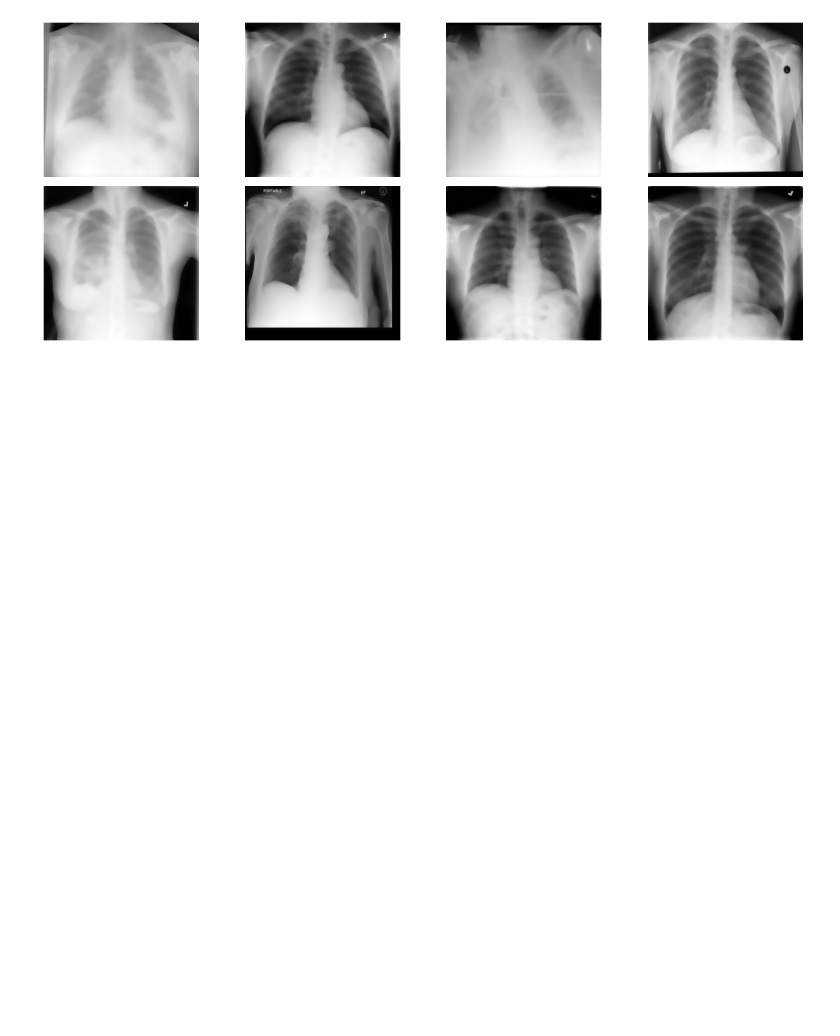
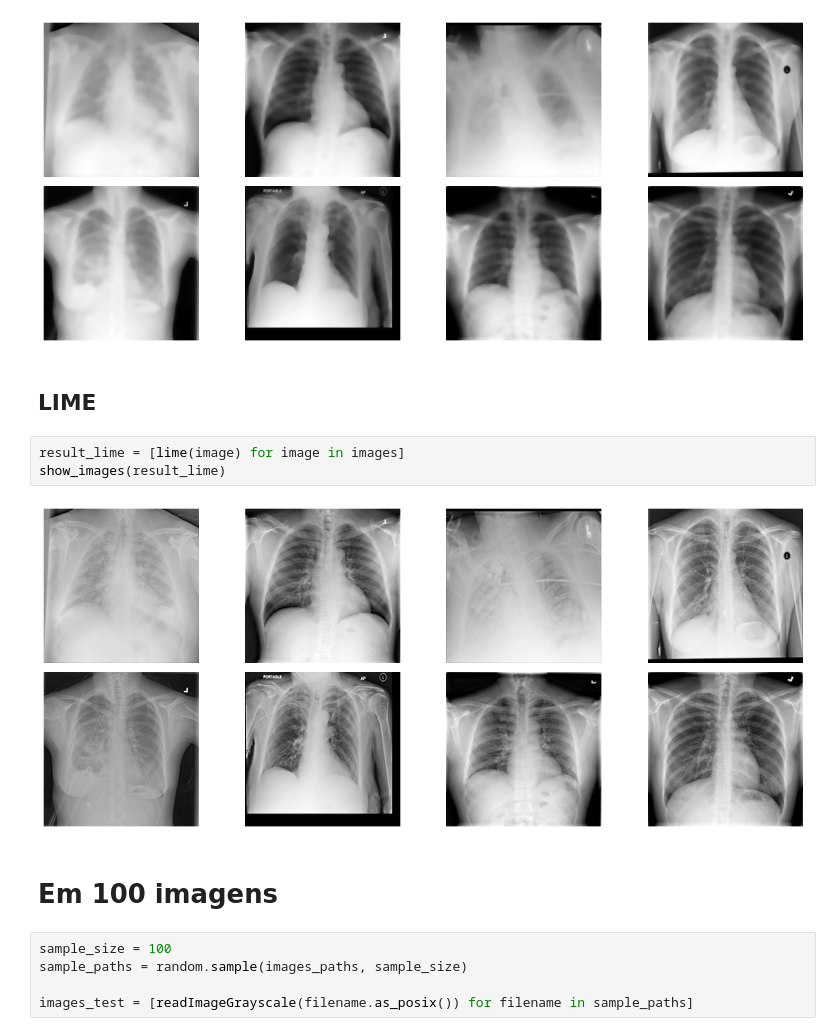
Before and after one commit to Daviqalb07/TI0160-visao-computacional, a Jupyter notebook: notebooks/01_enhancement.ipynb, the cells around one changed output. Cells and saved outputs as stored; diff of their text form; blank space fills up the shorter version.

Commit message:
Adding LIME technique and computing metrics over 100 images

```diff
--- a/notebooks/01_enhancement.ipynb
+++ b/notebooks/01_enhancement.ipynb
@@ -73,3 +70,17 @@ result_tv = [total_variation_denoising(image) for image in images]
 show_images(result_tv)
 # %% [output]
 [figure]
+# %% [markdown]
+## LIME
+# %%
+result_lime = [lime(image) for image in images]
+show_images(result_lime)
+# %% [output]
+[figure, added]
+# %% [markdown]
+# Em 100 imagens
+# %%
+sample_size = 100
+sample_paths = random.sample(images_paths, sample_size)
+
+images_test = [readImageGrayscale(filename.as_posix()) for filename in sample_paths]
```
Also changed, not shown: parts of 4 cells of this notebook, 4 other files.
